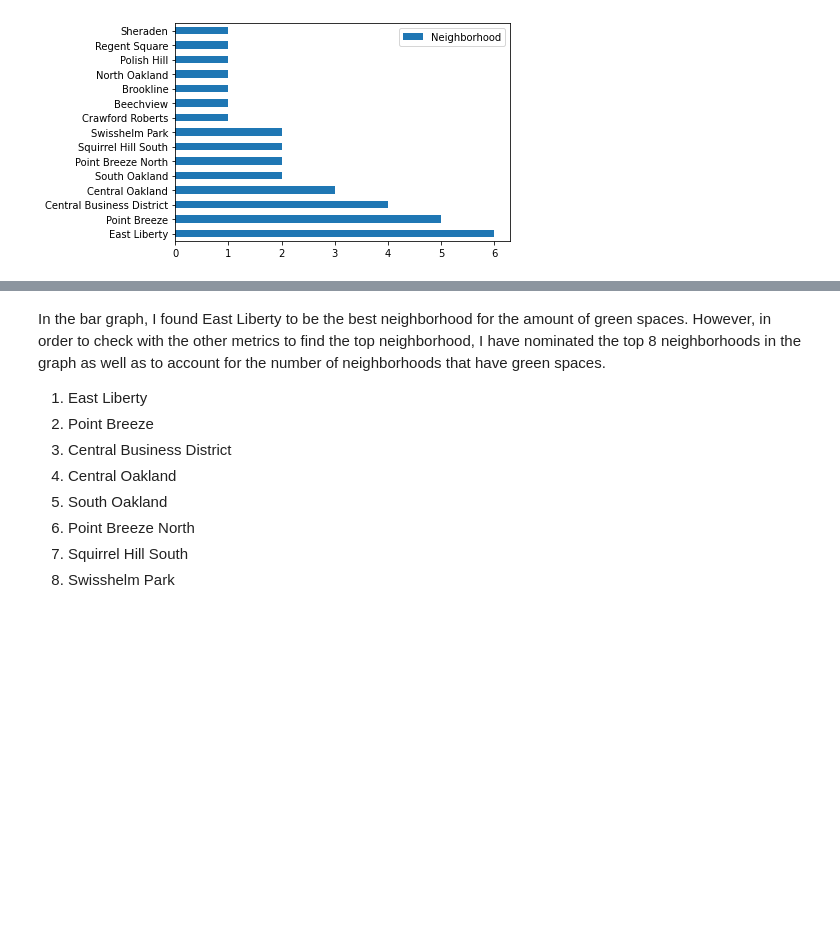
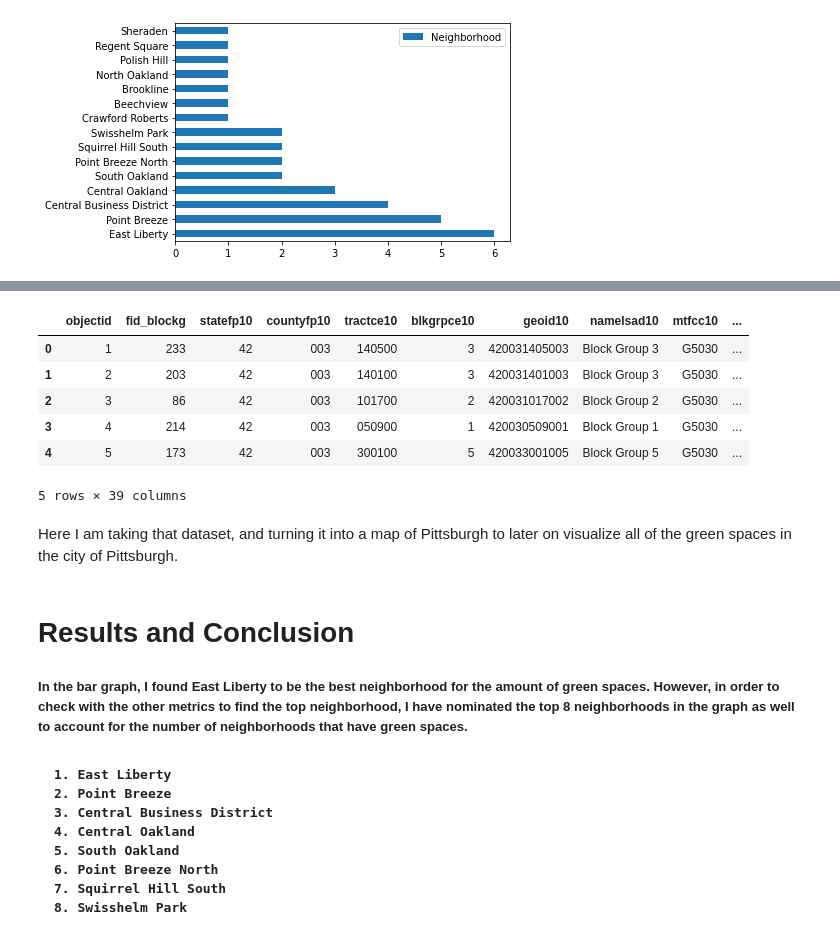
Before and after one commit to brooklyncas/Final_Project, a Jupyter notebook: GreenSpaces_Notebook.ipynb, the cells around one changed output, grey strips where cells are left out. Drawn from its saved outputs; the diff is of its cells as text; code cells hidden in the pictures; blank space fills up the shorter version.

```diff
--- a/GreenSpaces_Notebook.ipynb
+++ b/GreenSpaces_Notebook.ipynb
@@ -75,11 +77,26 @@ gs_list.plot.barh()
+# %%
+neighborhoods = pd.read_csv("neighborhoods.csv")
+neighborhoods.head()
+# %% [output]
+|  | objectid | fid_blockg | statefp10 | countyfp10 | tractce10 | blkgrpce10 | geoid10 | namelsad10 | mtfcc10 | ... |
+| 0 | 1 | 233 | 42 | 003 | 140500 | 3 | 420031405003 | Block Group 3 | G5030 | ... |
+| 1 | 2 | 203 | 42 | 003 | 140100 | 3 | 420031401003 | Block Group 3 | G5030 | ... |
+| 2 | 3 | 86 | 42 | 003 | 101700 | 2 | 420031017002 | Block Group 2 | G5030 | ... |
+| 3 | 4 | 214 | 42 | 003 | 050900 | 1 | 420030509001 | Block Group 1 | G5030 | ... |
+| 4 | 5 | 173 | 42 | 003 | 300100 | 5 | 420033001005 | Block Group 5 | G5030 | ... |
+5 rows × 39 columns
+# %% [markdown]
+Here I am taking that dataset, and turning it into a map of Pittsburgh to later on visualize all of the green spaces in the city of Pittsburgh.
 # %% [markdown]
-In the bar graph, I found East Liberty to be the best neighborhood for the amount of green spaces. However, in order to check with the other metrics to find the top neighborhood, I have nominated the top 8 neighborhoods in the graph as well as to account for the number of neighborhoods that have green spaces.
+<h1>Results and Conclusion<h1>
 
-1. East Liberty
-2. Point Breeze
-3. Central Business District
-4. Central Oakland
-5. South Oakland
-6. Point Breeze North
-7. Squirrel Hill South
-8. Swisshelm Park
+<h5>In the bar graph, I found East Liberty to be the best neighborhood for the amount of green spaces. However, in order to check with the other metrics to find the top neighborhood, I have nominated the top 8 neighborhoods in the graph as well to account for the number of neighborhoods that have green spaces.<h5>
+
+    1. East Liberty
+    2. Point Breeze
+    3. Central Business District
+    4. Central Oakland
+    5. South Oakland
+    6. Point Breeze North
+    7. Squirrel Hill South
+    8. Swisshelm Park
```
Also changed, not shown: parts of 4 cells of this notebook, 2 other files.
